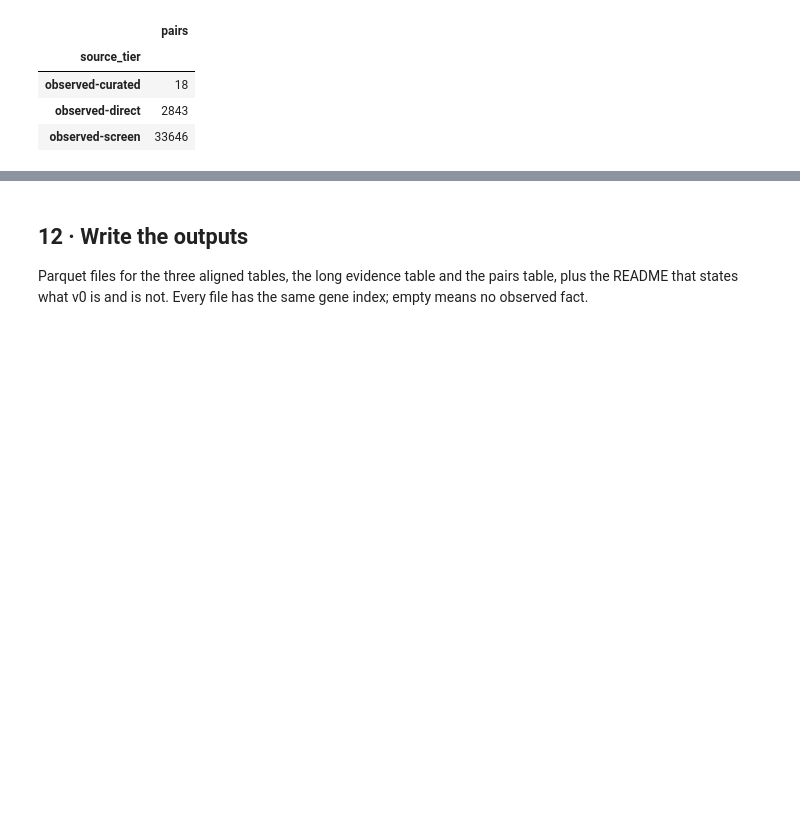
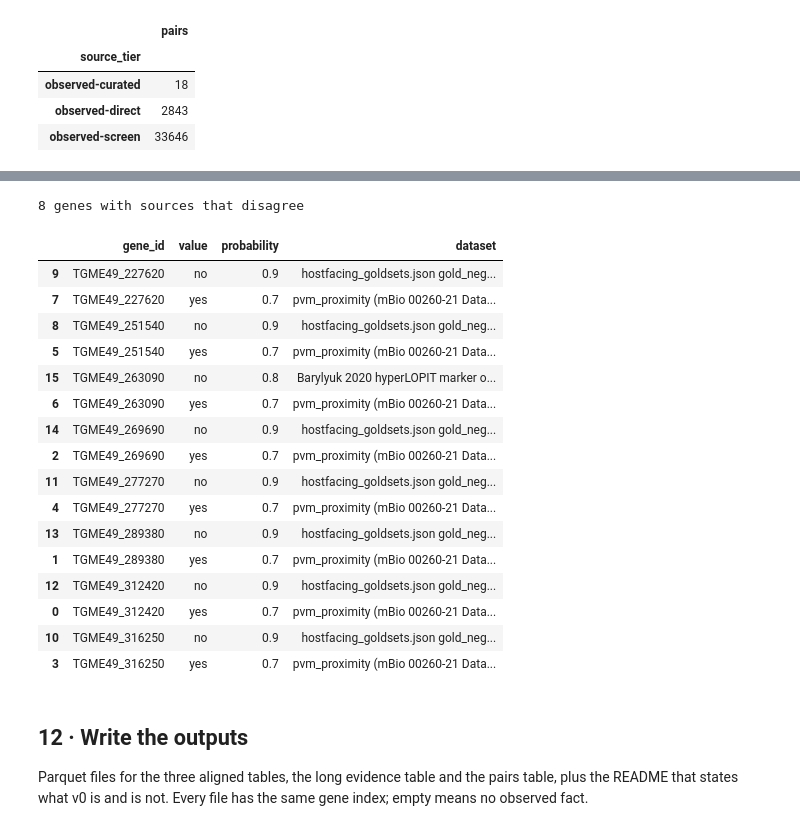
Before and after one commit to EinarOlafsson/parascape, a Jupyter notebook: notebooks/information_map_v0_2026_11_04.ipynb, the cells around one changed output, grey strips where cells are left out. Cells and saved outputs as stored; diff of their text form; code cells hidden in the pictures; blank space fills up the shorter version.

```diff
--- a/notebooks/information_map_v0_2026_11_04.ipynb
+++ b/notebooks/information_map_v0_2026_11_04.ipynb
@@ -361,3 +402,28 @@ pairs.groupby("source_tier").size().rename("pairs").to_frame()
+# %%
+
+conf = im.conflicts(ev)
+conf.to_csv(OUT / 'conflicts.tsv', sep='\t', index=False)
+print(conf.gene_id.nunique(), 'genes with sources that disagree')
+conf[conf.trait == 'host_facing'][['gene_id', 'value', 'probability', 'dataset']].sort_values(['gene_id', 'probability'], ascending=[True, False])
+# %% [output]
+8 genes with sources that disagree
+|  | gene_id | value | probability | dataset |
+| 9 | TGME49_227620 | no | 0.9 | hostfacing_goldsets.json gold_neg... |
+| 7 | TGME49_227620 | yes | 0.7 | pvm_proximity (mBio 00260-21 Data... |
+| 8 | TGME49_251540 | no | 0.9 | hostfacing_goldsets.json gold_neg... |
+| 5 | TGME49_251540 | yes | 0.7 | pvm_proximity (mBio 00260-21 Data... |
+| 15 | TGME49_263090 | no | 0.8 | Barylyuk 2020 hyperLOPIT marker o... |
+| 6 | TGME49_263090 | yes | 0.7 | pvm_proximity (mBio 00260-21 Data... |
+| 14 | TGME49_269690 | no | 0.9 | hostfacing_goldsets.json gold_neg... |
+| 2 | TGME49_269690 | yes | 0.7 | pvm_proximity (mBio 00260-21 Data... |
+| 11 | TGME49_277270 | no | 0.9 | hostfacing_goldsets.json gold_neg... |
+| 4 | TGME49_277270 | yes | 0.7 | pvm_proximity (mBio 00260-21 Data... |
+| 13 | TGME49_289380 | no | 0.9 | hostfacing_goldsets.json gold_neg... |
+| 1 | TGME49_289380 | yes | 0.7 | pvm_proximity (mBio 00260-21 Data... |
+| 12 | TGME49_312420 | no | 0.9 | hostfacing_goldsets.json gold_neg... |
+| 0 | TGME49_312420 | yes | 0.7 | pvm_proximity (mBio 00260-21 Data... |
+| 10 | TGME49_316250 | no | 0.9 | hostfacing_goldsets.json gold_neg... |
+| 3 | TGME49_316250 | yes | 0.7 | pvm_proximity (mBio 00260-21 Data... |
 # %% [markdown]
 ## 12 · Write the outputs
 
```
Also changed, not shown: parts of 7 cells of this notebook, 14 other files.
